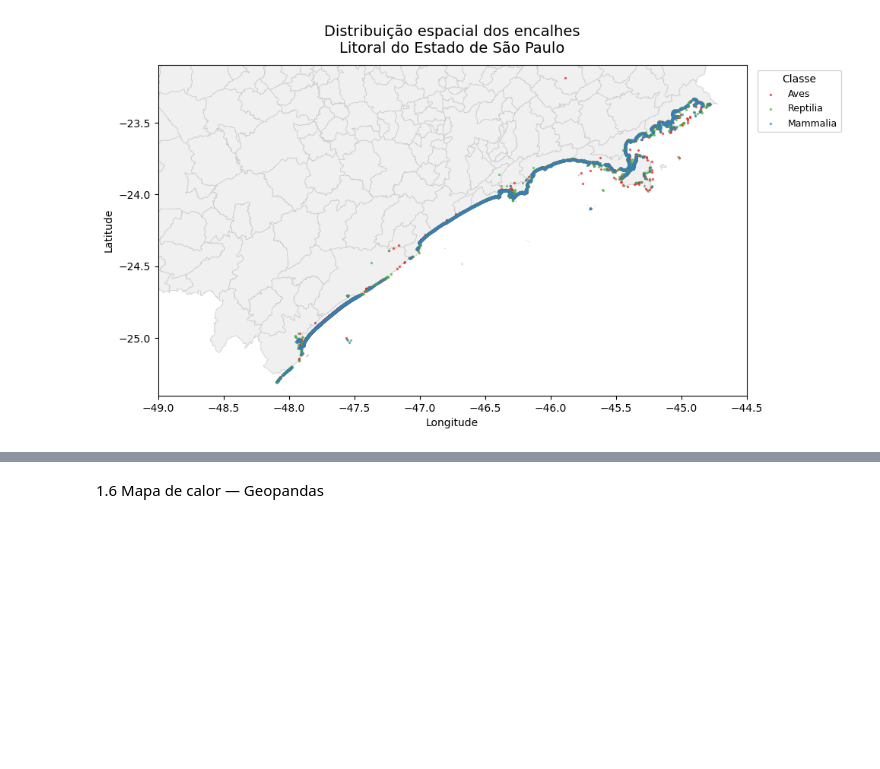
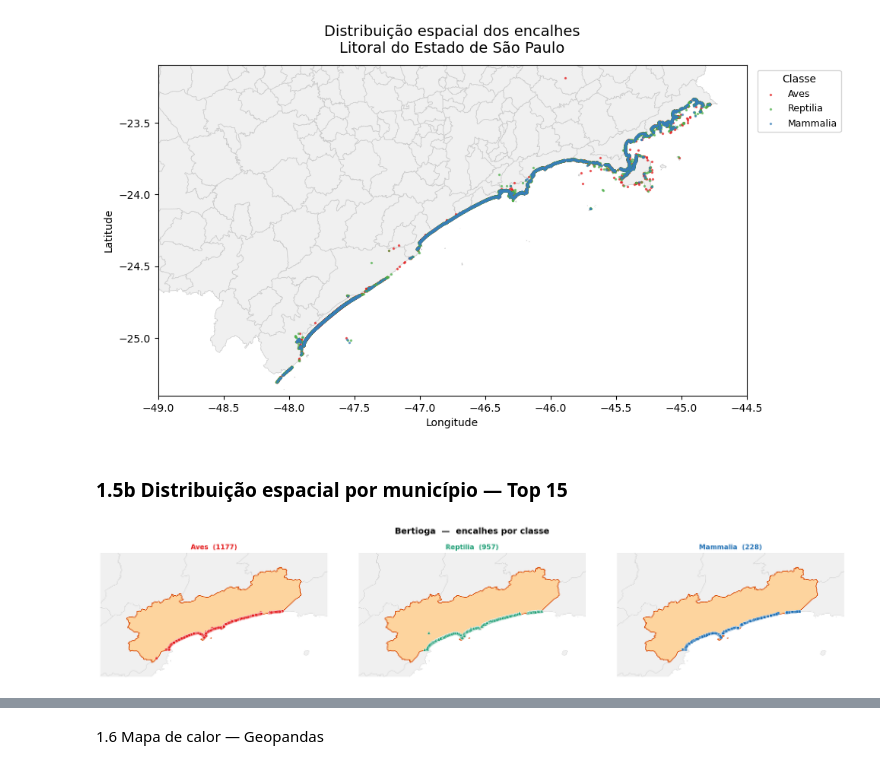
Before and after one commit to JonasCandid0/TCC-Univesp, a Jupyter notebook: tcc_analise_espacial_simba.ipynb, the cells around one changed output, grey strips where cells are left out. Saved outputs shown, nothing was run; the diff lists cells and outputs as text; code cells hidden in the pictures; blank space fills up the shorter version.

```diff
--- a/tcc_analise_espacial_simba.ipynb
+++ b/tcc_analise_espacial_simba.ipynb
@@ -736,3 +725,76 @@ plt.tight_layout()
 plt.show()
 # %% [output]
 [figure]
+# %% [markdown]
+### 1.5b Distribuição espacial por município — Top 15
+# %%
+# ── Bertioga — facet por classe ──────────────────────────────────────────
+
+col_classe = 'Espécies - Classe_ocor' if 'Espécies - Classe_ocor' in gdf_encalhes.columns else 'Espécies - Classe'
+
+classes_cfg = {
+    'Aves':     {'cor': '#e41a1c', 'marker': 'o', 'size': 22, 'alpha': 0.80},
+    'Reptilia': {'cor': '#1D9E75', 'marker': '^', 'size': 28, 'alpha': 0.85},
+    'Mammalia': {'cor': '#2171b5', 'marker': 's', 'size': 24, 'alpha': 0.90},
+}
+
+mun_geo = sp[sp['NM_MUN'] == 'Bertioga'].copy()
+
+if not mun_geo.empty:
+    encalhes_filtrados = gdf_encalhes[
+        gdf_encalhes['Ponto - Lat'].between(-26, -22) &
+        gdf_encalhes['Ponto - Long'].between(-49, -44) &
+        gdf_encalhes[col_classe].isin(['Aves', 'Reptilia', 'Mammalia'])
+    ].copy()
+
+    encalhes_dentro = gpd.sjoin(
+        encalhes_filtrados,
+        mun_geo[['NM_MUN', 'geometry']],
+        how='inner', predicate='within'
+    )
+
+    bounds = mun_geo.total_bounds  # [xmin, ymin, xmax, ymax]
+    w = bounds[2] - bounds[0]
+    h = bounds[3] - bounds[1]
+
+    # Margem fixa de 15% em cada lado
+    mx = w * 0.15
+    my = h * 0.15
+    xmin, xmax = bounds[0] - mx, bounds[2] + mx
+    ymin, ymax = bounds[1] - my, bounds[3] + my
+
+    # Proporção real do município (graus lon × lat)
+    # figsize: largura fixa 18, altura proporcional ao aspecto do bbox
+    aspect = (ymax - ymin) / (xmax - xmin)
+    fig_h = max(3.5, min(7.0, 18 * aspect / 3))  # por painel; clamp 3.5–7
+    fig, axes = plt.subplots(1, 3, figsize=(18, fig_h))
+    fig.suptitle('Bertioga  —  encalhes por classe', fontsize=14, fontweight='bold', y=1.03)
+
+    for ax, (classe, cfg) in zip(axes, classes_cfg.items()):
+        sp.plot(ax=ax, color='#f0f0f0', edgecolor='#bbbbbb', linewidth=0.3)
+        mun_geo.plot(ax=ax, color='#fdd49e', edgecolor='#d94801', linewidth=1.2, zorder=2)
+
+        subset = encalhes_dentro[encalhes_dentro[col_classe] == classe]
+
+        if not subset.empty:
+            ax.scatter(
+                subset.geometry.x, subset.geometry.y,
+                color=cfg['cor'], marker=cfg['marker'],
+                s=cfg['size'], alpha=cfg['alpha'],
+                edgecolors='white', linewidths=0.4, zorder=3,
+            )
+
+        ax.set_xlim(xmin, xmax)
+        ax.set_ylim(ymin, ymax)
+        ax.set_aspect('equal')   # mantém a forma geográfica correta
+        ax.set_axis_off()
+        n = len(subset) if not subset.empty else 0
+        ax.set_title(f'{classe}  ({n})', fontsize=11, fontweight='bold',
+                     color=cfg['cor'], pad=6)
+
+    plt.tight_layout()
+    plt.show()
+else:
+    print('Município não encontrado: Bertioga')
+# %% [output]
+[figure, added]
```
Also changed, not shown: parts of 19 cells of this notebook.
